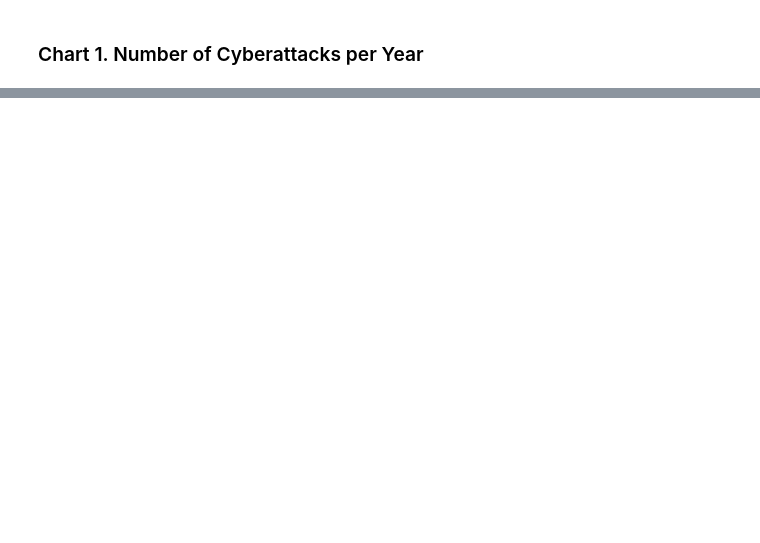
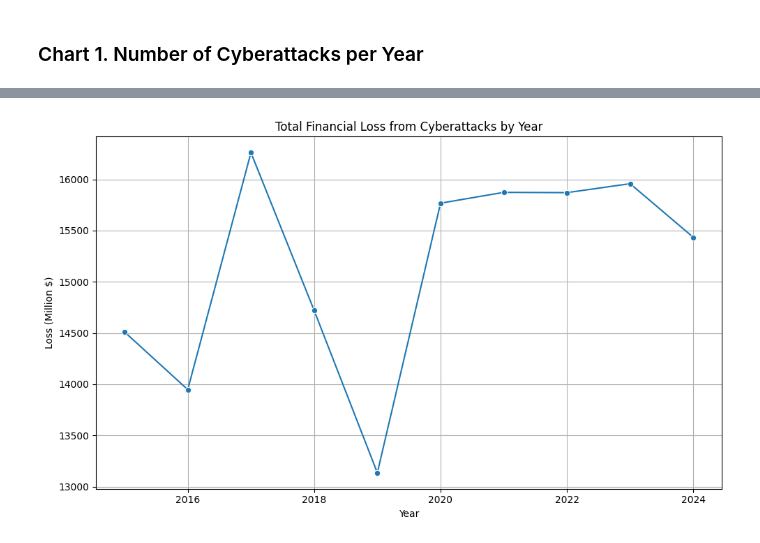
Before and after one commit to dolludaa/Global-Cybersecurity-Threats-2015-2024, a Jupyter notebook: business_analysis.ipynb, the cells around one changed output, grey strips where cells are left out. Drawn from its saved outputs; the diff is of its cells as text; code cells hidden in the pictures; blank space fills up the shorter version.

```diff
--- a/business_analysis.ipynb
+++ b/business_analysis.ipynb
@@ -75,0 +115,13 @@ The chart shows that the number of attacks increased each year from 2015 to 2024
+# %%
+loss_by_year = df.groupby('Year')['Financial Loss (in Million $)'].sum().reset_index()
+
+plt.figure(figsize=(10, 6))
+sns.lineplot(data=loss_by_year, x='Year', y='Financial Loss (in Million $)', marker='o')
+plt.title('Total Financial Loss from Cyberattacks by Year')
+plt.xlabel('Year')
+plt.ylabel('Loss (Million $)')
+plt.grid(True)
+plt.tight_layout()
+plt.show()
+# %% [output]
+[figure, added]
```
Also changed, not shown: parts of 8 cells of this notebook.
